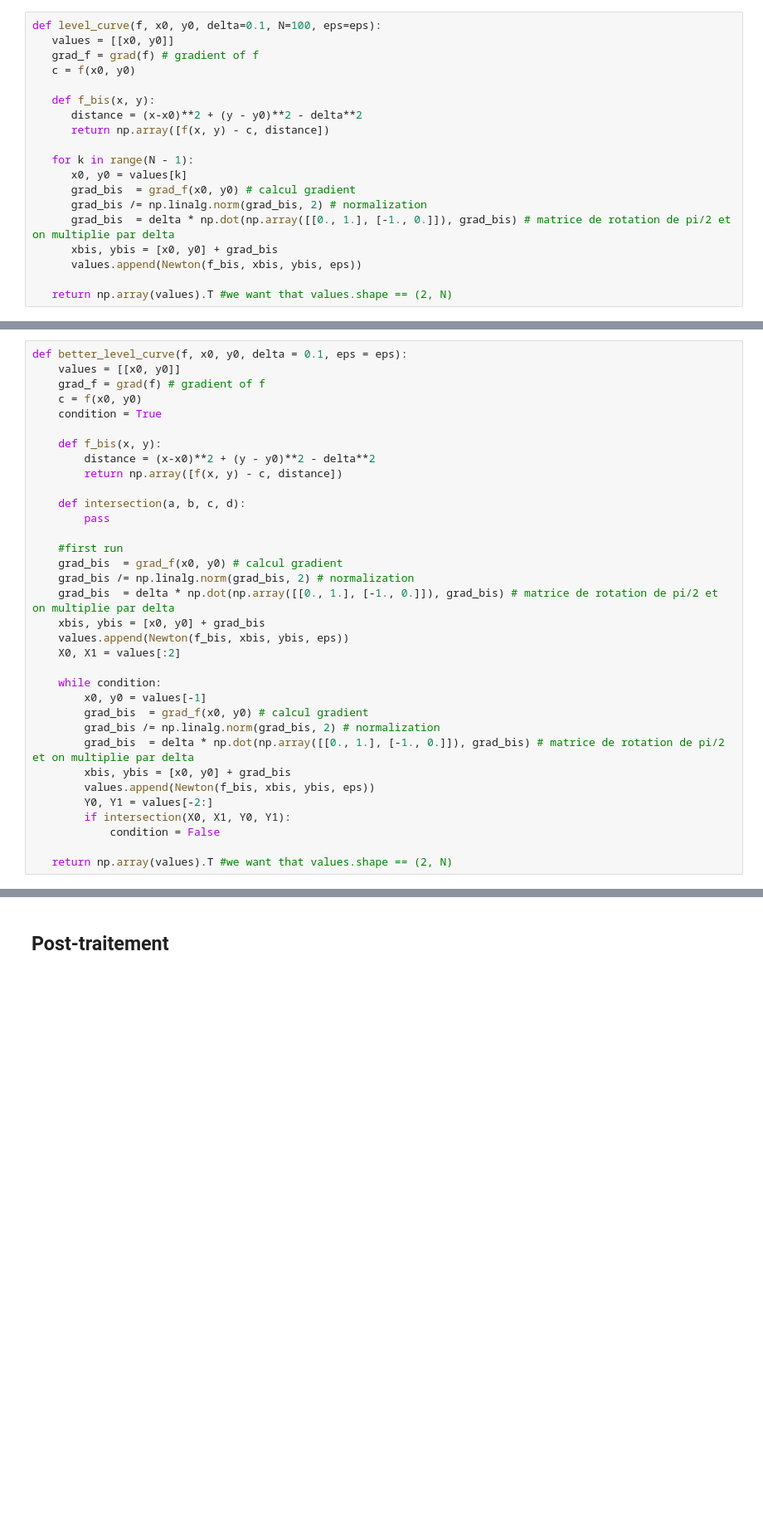
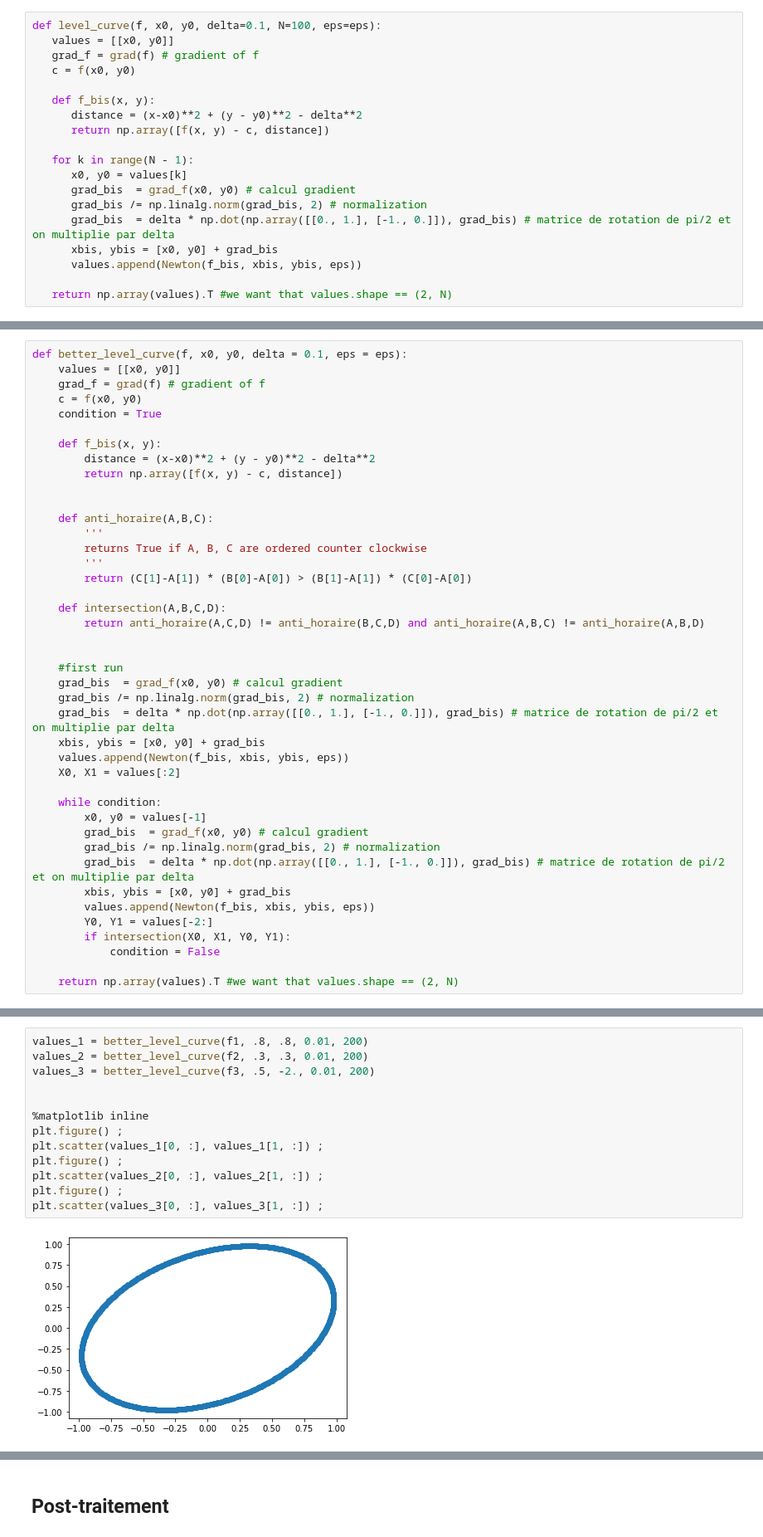
Before and after one commit to plgstalter/gstalter_freyther_ue11, a Jupyter notebook: gstalter_freyther.ipynb, the cells around one changed output, grey strips where cells are left out. Shown at 83% size. Cells and saved outputs as stored; diff of their text form; blank space fills up the shorter version.

```diff
--- a/gstalter_freyther.ipynb
+++ b/gstalter_freyther.ipynb
@@ -378,8 +378,16 @@ def better_level_curve(f, x0, y0, delta = 0.1, eps = eps):
         distance = (x-x0)**2 + (y - y0)**2 - delta**2
         return np.array([f(x, y) - c, distance])
 
-    def intersection(a, b, c, d):
-        pass
+
+    def anti_horaire(A,B,C):
+        '''
+        returns True if A, B, C are ordered counter clockwise
+        '''
+        return (C[1]-A[1]) * (B[0]-A[0]) > (B[1]-A[1]) * (C[0]-A[0])
+
+    def intersection(A,B,C,D):
+        return anti_horaire(A,C,D) != anti_horaire(B,C,D) and anti_horaire(A,B,C) != anti_horaire(A,B,D)
+
 
     #first run
     grad_bis  = grad_f(x0, y0) # calcul gradient
@@ -400,7 +408,7 @@ def better_level_curve(f, x0, y0, delta = 0.1, eps = eps):
         if intersection(X0, X1, Y0, Y1):
             condition = False
 
-   return np.array(values).T #we want that values.shape == (2, N)
+    return np.array(values).T #we want that values.shape == (2, N)
 # %% [markdown]
 #### Tâche 5
 
@@ -407,0 +420,15 @@ Valider graphiquement le résultat au moyen des exemples de référence.
+# %%
+values_1 = better_level_curve(f1, .8, .8, 0.01, 200)
+values_2 = better_level_curve(f2, .3, .3, 0.01, 200)
+values_3 = better_level_curve(f3, .5, -2., 0.01, 200)
+
+
+%matplotlib inline
+plt.figure() ;
+plt.scatter(values_1[0, :], values_1[1, :]) ;
+plt.figure() ;
+plt.scatter(values_2[0, :], values_2[1, :]) ;
+plt.figure() ;
+plt.scatter(values_3[0, :], values_3[1, :]) ;
+# %% [output]
+[figure, added]
```
Also changed, not shown: parts of 3 cells of this notebook.
